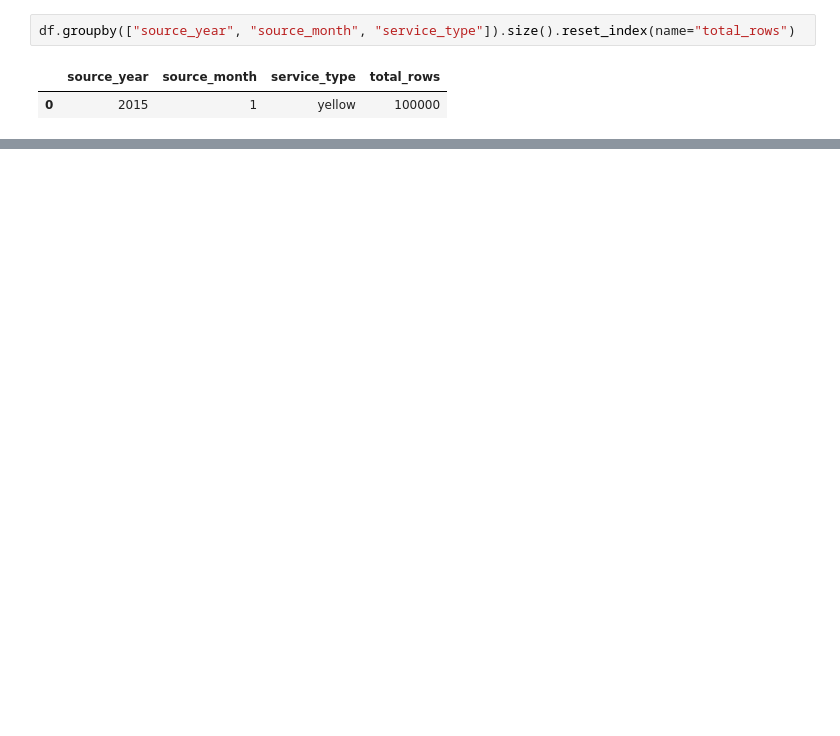
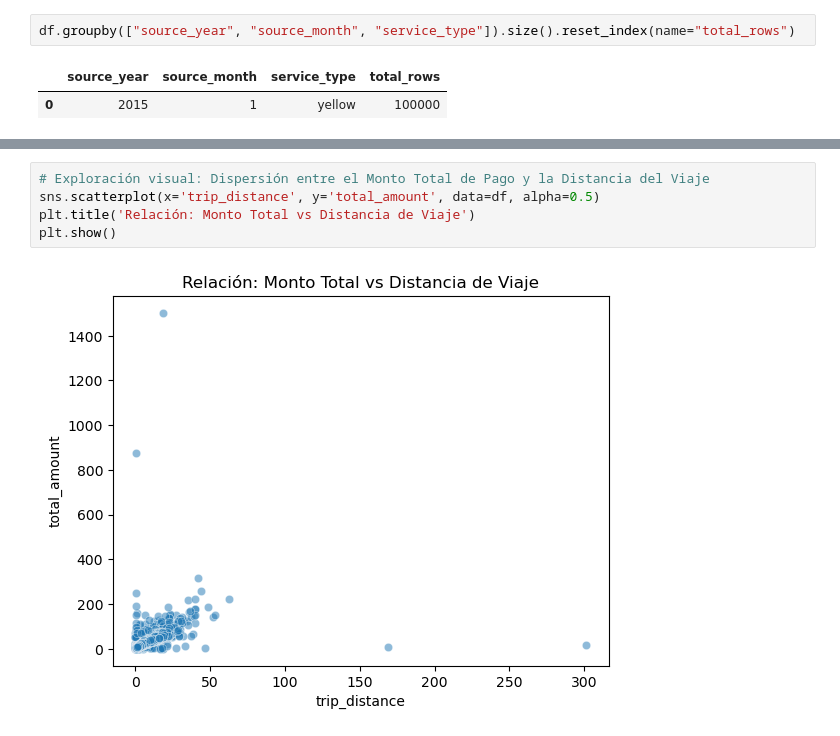
Before and after one commit to MatiasJaramillo/pset3, a Jupyter notebook: notebooks/04_validaciones_y_exploracion.ipynb, the cells around one changed output, grey strips where cells are left out. Saved outputs shown, nothing was run; the diff lists cells and outputs as text; blank space fills up the shorter version.

```diff
--- a/notebooks/04_validaciones_y_exploracion.ipynb
+++ b/notebooks/04_validaciones_y_exploracion.ipynb
@@ -233,0 +366,7 @@ plt.show()
+# %%
+# Exploración visual: Dispersión entre el Monto Total de Pago y la Distancia del Viaje
+sns.scatterplot(x='trip_distance', y='total_amount', data=df, alpha=0.5)
+plt.title('Relación: Monto Total vs Distancia de Viaje')
+plt.show()
+# %% [output]
+[figure, added]
```
Also changed, not shown: parts of 49 cells of this notebook, 4 other files.
